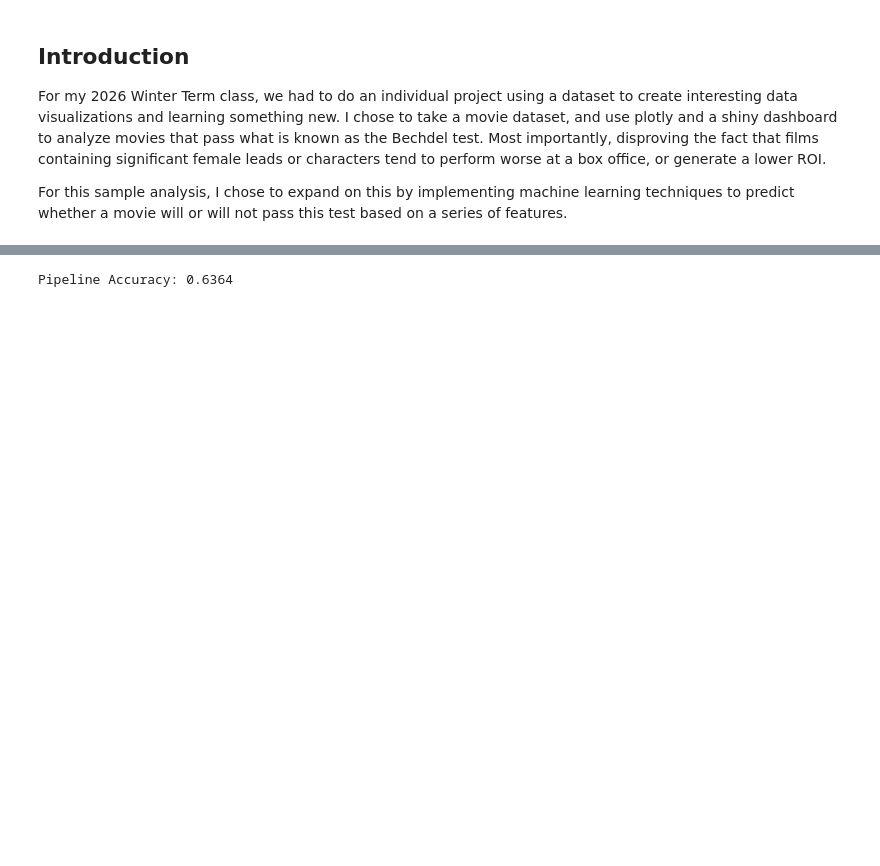
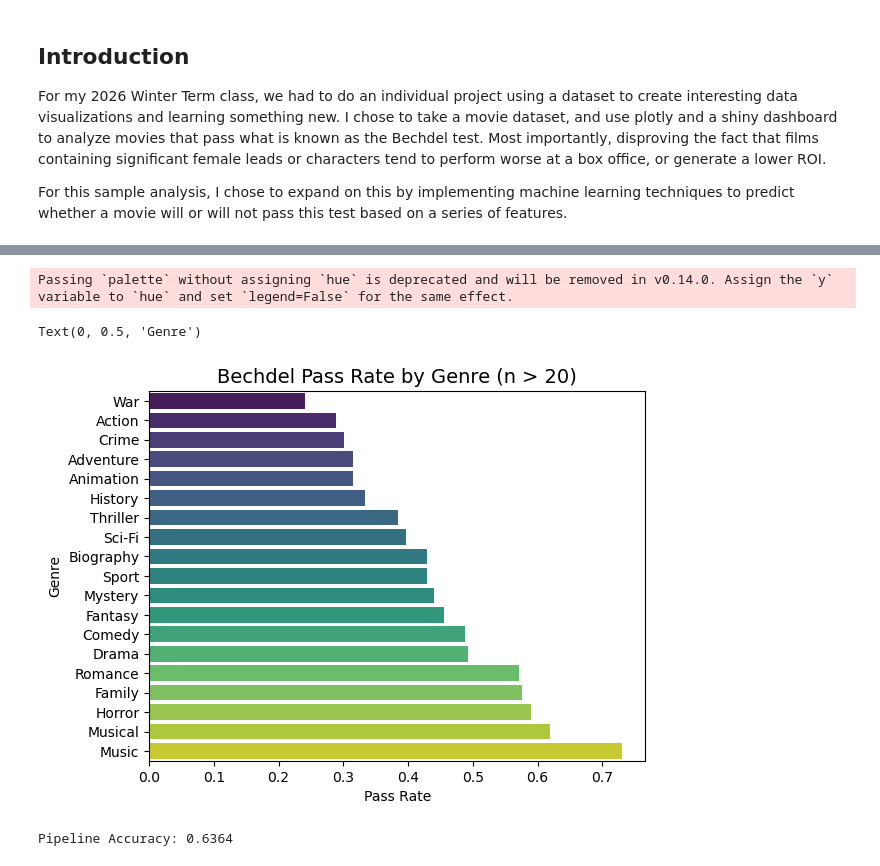
Before and after one commit to hannahlm21/hannahmills-website, a Jupyter notebook: sampleanalysis.ipynb, the cells around one changed output, grey strips where cells are left out. Drawn from its saved outputs; the diff is of its cells as text; code cells hidden in the pictures; blank space fills up the shorter version.

```diff
--- a/sampleanalysis.ipynb
+++ b/sampleanalysis.ipynb
@@ -53,3 +78,23 @@ movies_clean['target'] = movies_clean['binary'].map({'PASS': 1, 'FAIL': 0})
+# %%
+genre_df = movies_clean.dropna(subset=['genre', 'binary']).copy()
+genre_df['genre'] = genre_df['genre'].str.split(', ')
+genre_exploded = genre_df.explode('genre')
+
+genre_stats = genre_exploded.groupby('genre')['binary'].value_counts(normalize=True).unstack().reset_index()
+genre_counts = genre_exploded['genre'].value_counts().reset_index()
+genre_counts.columns = ['genre', 'count']
+
+genre_analysis = pd.merge(genre_stats, genre_counts, on='genre')
+genre_analysis = genre_analysis[genre_analysis['count'] > 20].sort_values('PASS', ascending=True)
+
+sns.barplot(data=genre_analysis, y='genre', x='PASS', palette='viridis')
+plt.title('Bechdel Pass Rate by Genre (n > 20)', fontsize=14)
+plt.xlabel('Pass Rate')
+plt.ylabel('Genre')
+# %% [output]
+Passing `palette` without assigning `hue` is deprecated and will be removed in v0.14.0. Assign the `y` variable to `hue` and set `legend=False` for the same effect.
+Text(0, 0.5, 'Genre')
+[figure, added]
 # %%
 cat_cols = ['rated', 'language', 'country', 'genre']
 
```
Also changed, not shown: parts of 6 cells of this notebook.
